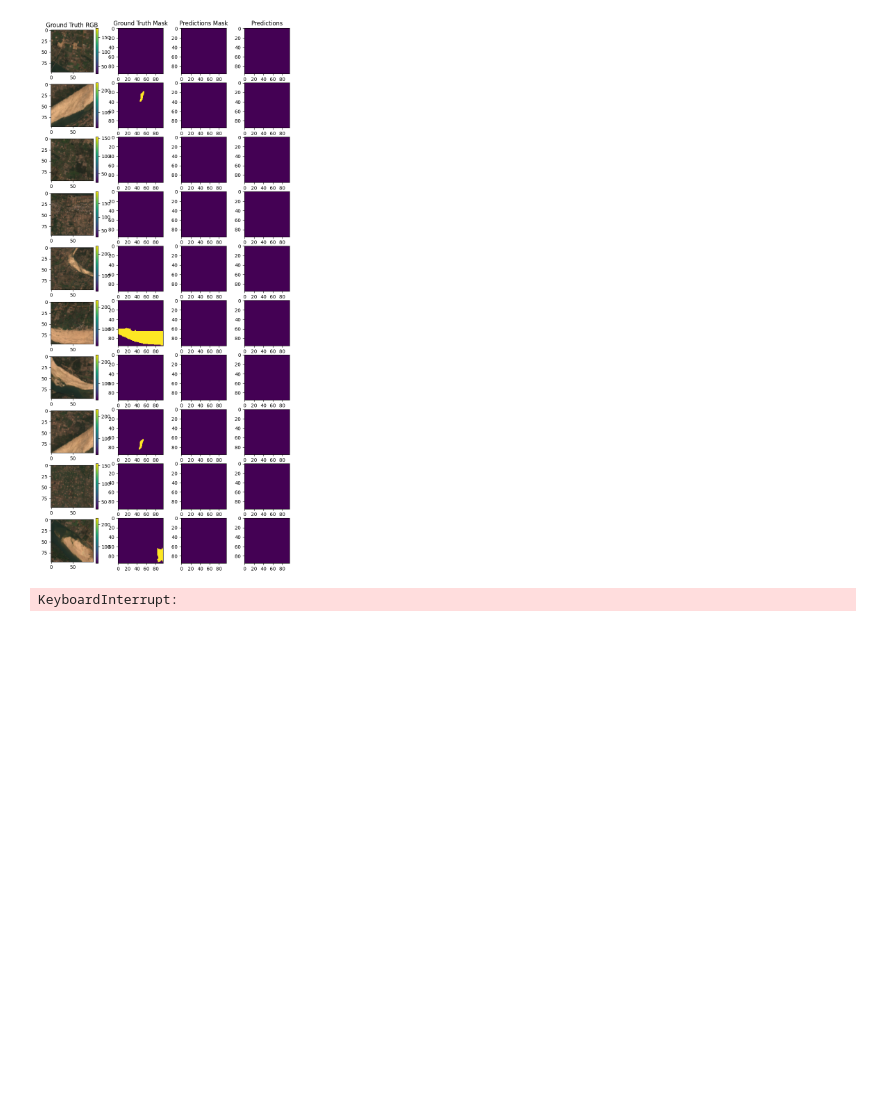
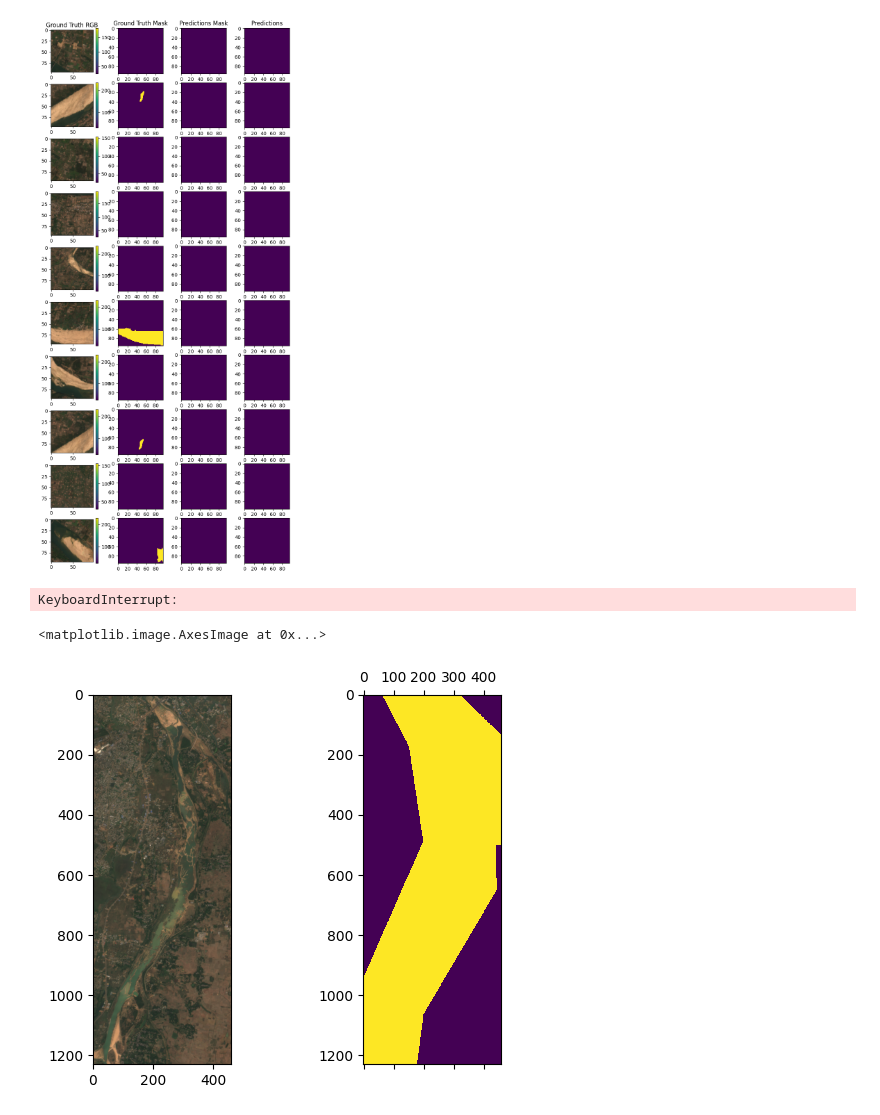
Before and after one commit to LeWaldm/take-home-remote-sensing, a Jupyter notebook: test.ipynb, the cells around one changed output. Drawn from its saved outputs; the diff is of its cells as text; code cells hidden in the pictures; blank space fills up the shorter version.

```diff
--- a/test.ipynb
+++ b/test.ipynb
@@ -175,3 +184,32 @@ axs[2].matshow((preds_all > 0.5).int())
 plt.gca().xaxis.tick_bottom()
 # %% [output]
 KeyboardInterrupt:
+# %%
+from rasterio.features import rasterize
+import json
+import rasterio
+from osgeo import gdal
+
+shapes = []
+with open('/Users/lewaldm/Documents/code/Bhargavi_Khordha_85-88_20-26_rivers_1000m.geojson') as f:
+    geojson = json.load(f)
+
+s2 = rasterio.open('/Users/lewaldm/Documents/code/Bhargavi_Khordha_85-88_20-26_2018-12-01_s2.tif')
+
+for f in geojson['features']:
+    shapes.append( (f['geometry'],1))
+mask = rasterize(
+    shapes,
+    (s2.height, s2.width),
+    transform = s2.transform)
+
+rgb = torch.from_numpy(gdal.Open('/Users/lewaldm/Documents/code/Bhargavi_Khordha_85-88_20-26_2018-12-01_rgb.tif').ReadAsArray())
+
+plt.subplots(1,2)
+plt.subplot(121)
+plt.imshow(rgb.permute(1,2,0))
+plt.subplot(122)
+plt.gca().matshow(mask)
+# %% [output]
+<matplotlib.image.AxesImage at 0x...>
+[figure, added]
```
Also changed, not shown: parts of 4 cells of this notebook, 2 other files.
